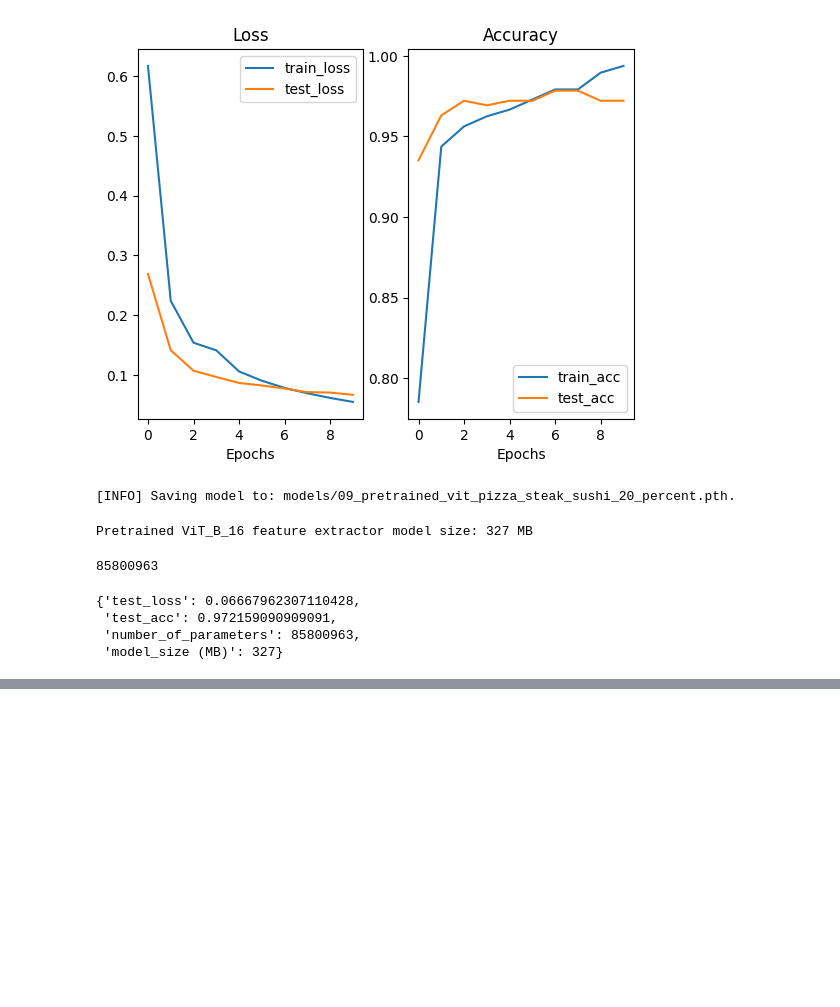
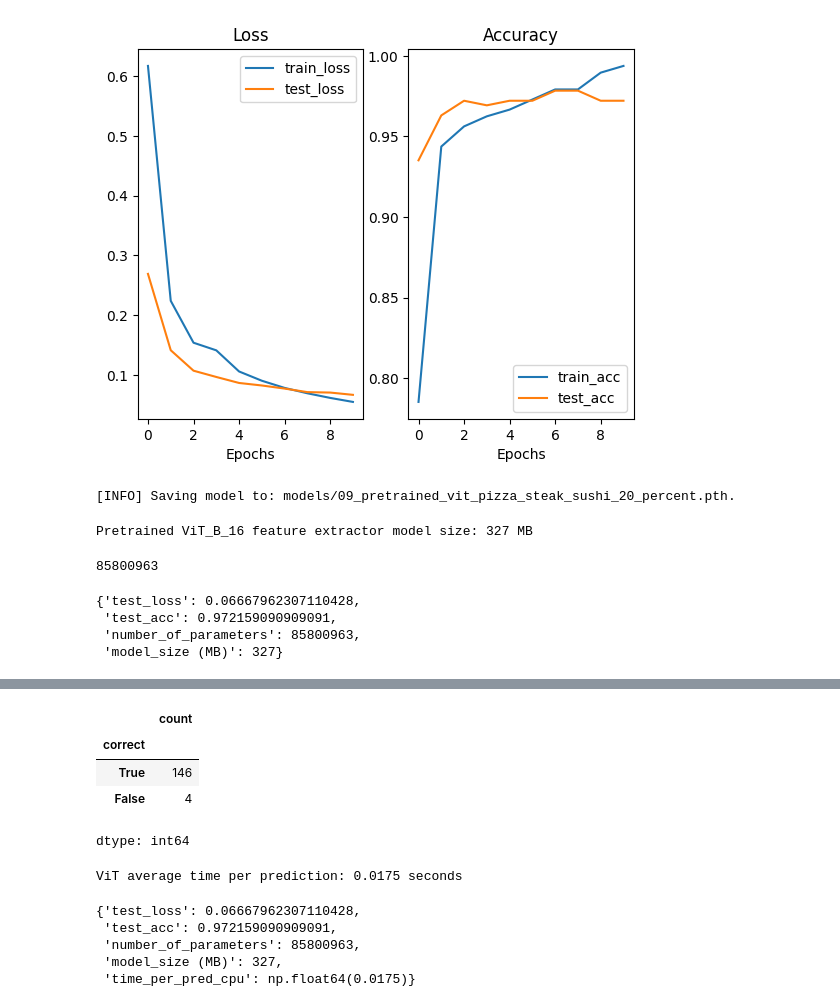
Before and after one commit to dogukangur0/Model_Deployment, a Jupyter notebook: Model_Deployment.ipynb, the cells around one changed output, grey strips where cells are left out. Saved outputs shown, nothing was run; the diff lists cells and outputs as text; code cells hidden in the pictures; blank space fills up the shorter version.

```diff
--- a/Model_Deployment.ipynb
+++ b/Model_Deployment.ipynb
@@ -479,0 +619,22 @@ vit_stats
+# %%
+vit_test_pred_df.correct.value_counts()
+# %% [output]
+|  | count |
+| correct |  |
+| True | 146 |
+| False | 4 |
+dtype: int64
+# %%
+vit_average_time_per_pred = round(vit_test_pred_df.time_for_pred.mean(), 4)
+print(f"ViT average time per prediction: {vit_average_time_per_pred} seconds")
+# %% [output]
+ViT average time per prediction: 0.0175 seconds
+# %%
+vit_stats["time_per_pred_cpu"] = vit_average_time_per_pred
+vit_stats
+# %% [output]
+{'test_loss': 0.06667962307110428,
+ 'test_acc': 0.972159090909091,
+ 'number_of_parameters': 85800963,
+ 'model_size (MB)': 327,
+ 'time_per_pred_cpu': np.float64(0.0175)}
```
Also changed, not shown: parts of 12 cells of this notebook.
